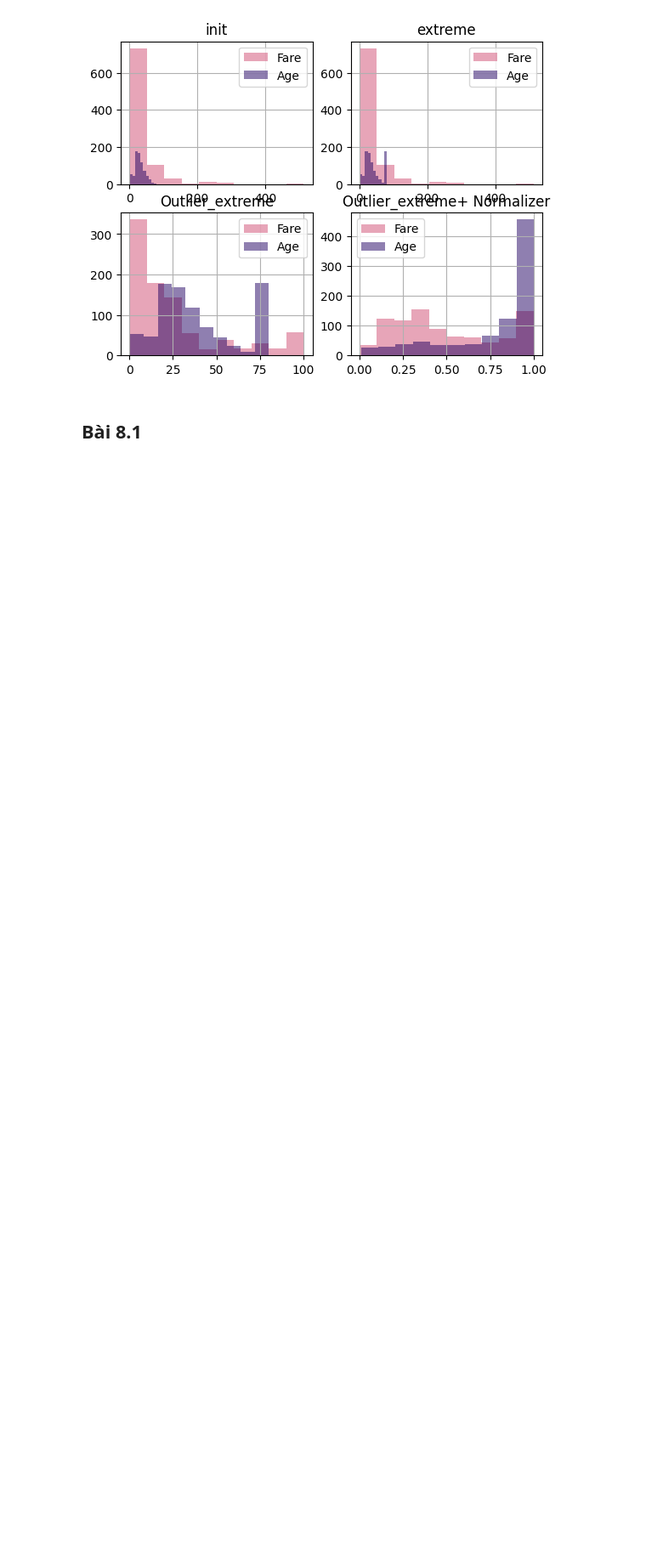
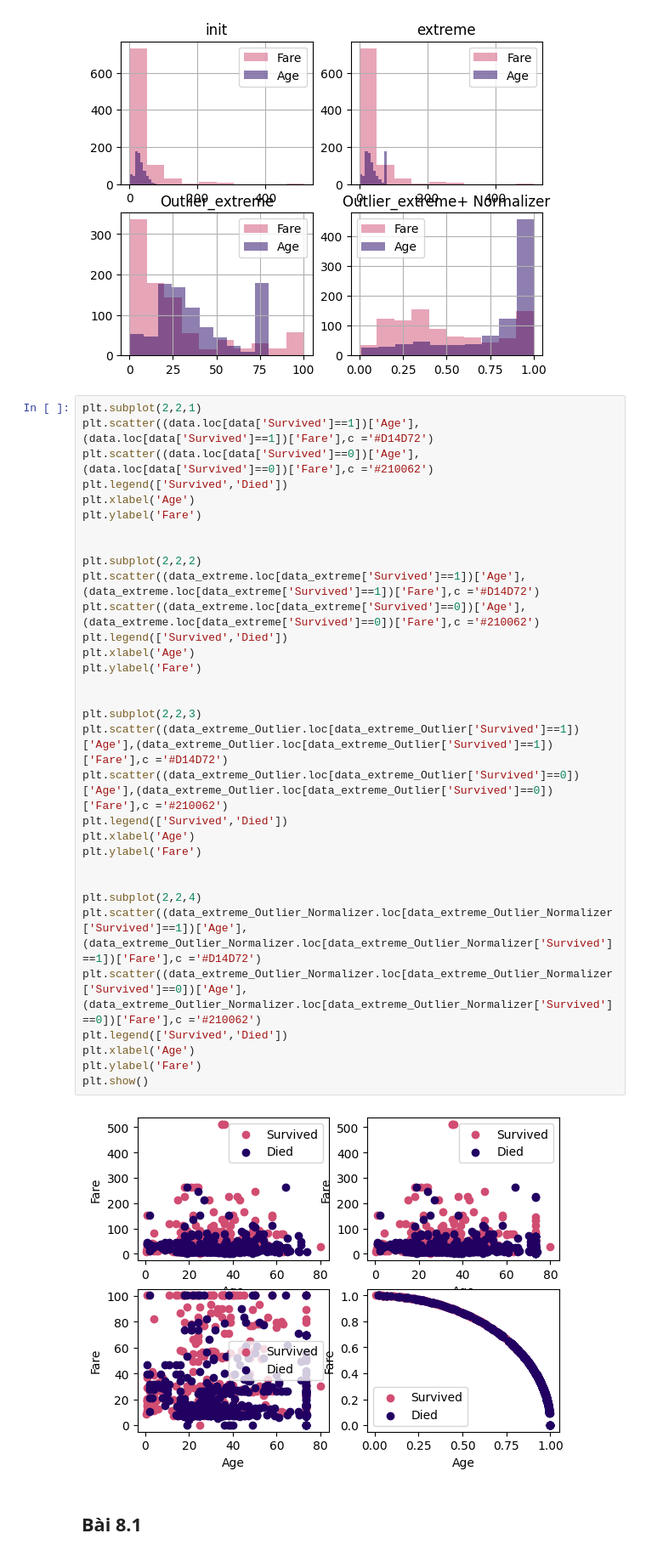
Before and after one commit to Hoanqnqu/Chuong5, a Jupyter notebook: 102200018__NguyenPhanNhatHoang.ipynb, the cells around one changed output. Shown at 85% size. Drawn from its saved outputs; the diff is of its cells as text; blank space fills up the shorter version.

```diff
--- a/102200018__NguyenPhanNhatHoang.ipynb
+++ b/102200018__NguyenPhanNhatHoang.ipynb
@@ -571,6 +571,40 @@ plt.title('Outlier_extreme+ Normalizer')
 plt.show()
 # %% [output]
 [figure]
+# %%
+plt.subplot(2,2,1)
+plt.scatter((data.loc[data['Survived']==1])['Age'],(data.loc[data['Survived']==1])['Fare'],c ='#D14D72')
+plt.scatter((data.loc[data['Survived']==0])['Age'],(data.loc[data['Survived']==0])['Fare'],c ='#210062')
+plt.legend(['Survived','Died'])
+plt.xlabel('Age')
+plt.ylabel('Fare')
+
+
+plt.subplot(2,2,2)
+plt.scatter((data_extreme.loc[data_extreme['Survived']==1])['Age'],(data_extreme.loc[data_extreme['Survived']==1])['Fare'],c ='#D14D72')
+plt.scatter((data_extreme.loc[data_extreme['Survived']==0])['Age'],(data_extreme.loc[data_extreme['Survived']==0])['Fare'],c ='#210062')
+plt.legend(['Survived','Died'])
+plt.xlabel('Age')
+plt.ylabel('Fare')
+
+
+plt.subplot(2,2,3)
+plt.scatter((data_extreme_Outlier.loc[data_extreme_Outlier['Survived']==1])['Age'],(data_extreme_Outlier.loc[data_extreme_Outlier['Survived']==1])['Fare'],c ='#D14D72')
+plt.scatter((data_extreme_Outlier.loc[data_extreme_Outlier['Survived']==0])['Age'],(data_extreme_Outlier.loc[data_extreme_Outlier['Survived']==0])['Fare'],c ='#210062')
+plt.legend(['Survived','Died'])
+plt.xlabel('Age')
+plt.ylabel('Fare')
+
+
+plt.subplot(2,2,4)
+plt.scatter((data_extreme_Outlier_Normalizer.loc[data_extreme_Outlier_Normalizer['Survived']==1])['Age'],(data_extreme_Outlier_Normalizer.loc[data_extreme_Outlier_Normalizer['Survived']==1])['Fare'],c ='#D14D72')
+plt.scatter((data_extreme_Outlier_Normalizer.loc[data_extreme_Outlier_Normalizer['Survived']==0])['Age'],(data_extreme_Outlier_Normalizer.loc[data_extreme_Outlier_Normalizer['Survived']==0])['Fare'],c ='#210062')
+plt.legend(['Survived','Died'])
+plt.xlabel('Age')
+plt.ylabel('Fare')
+plt.show()
+# %% [output]
+[figure, added]
 # %% [markdown]
 ## Bài 8.1
 # %%
```
